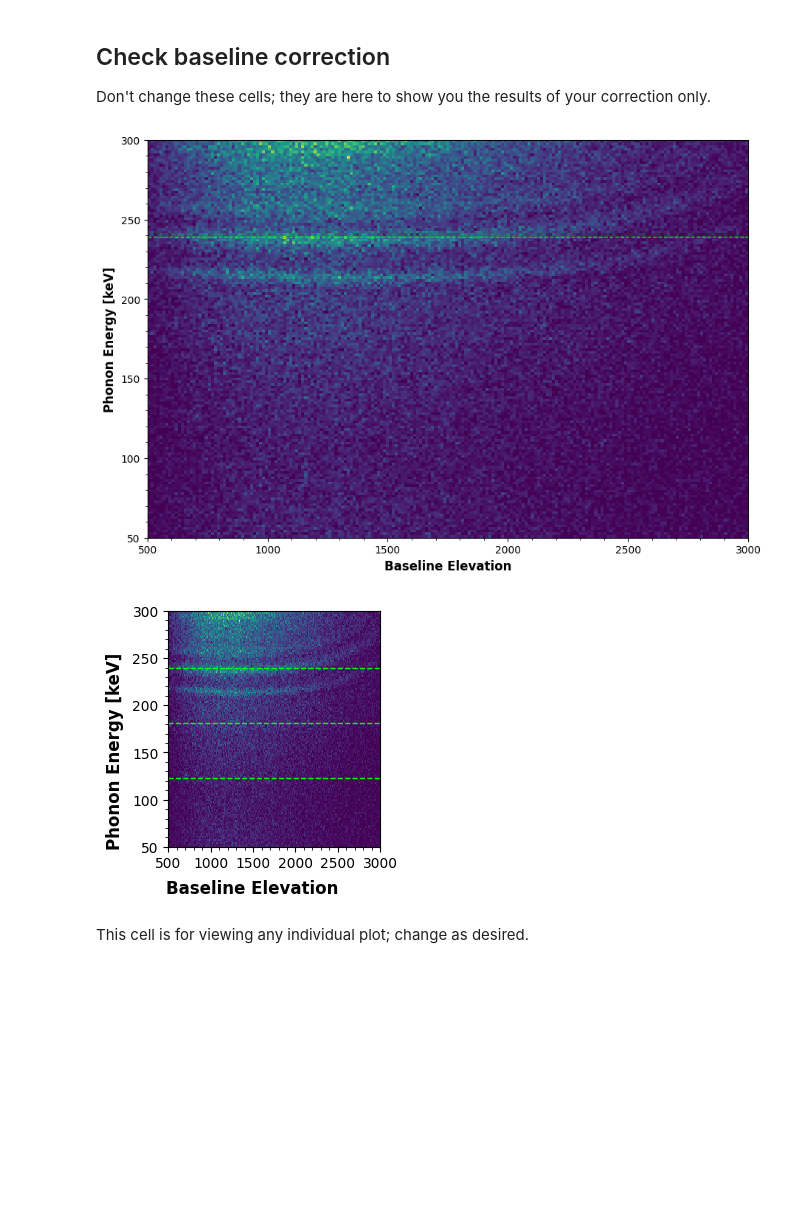
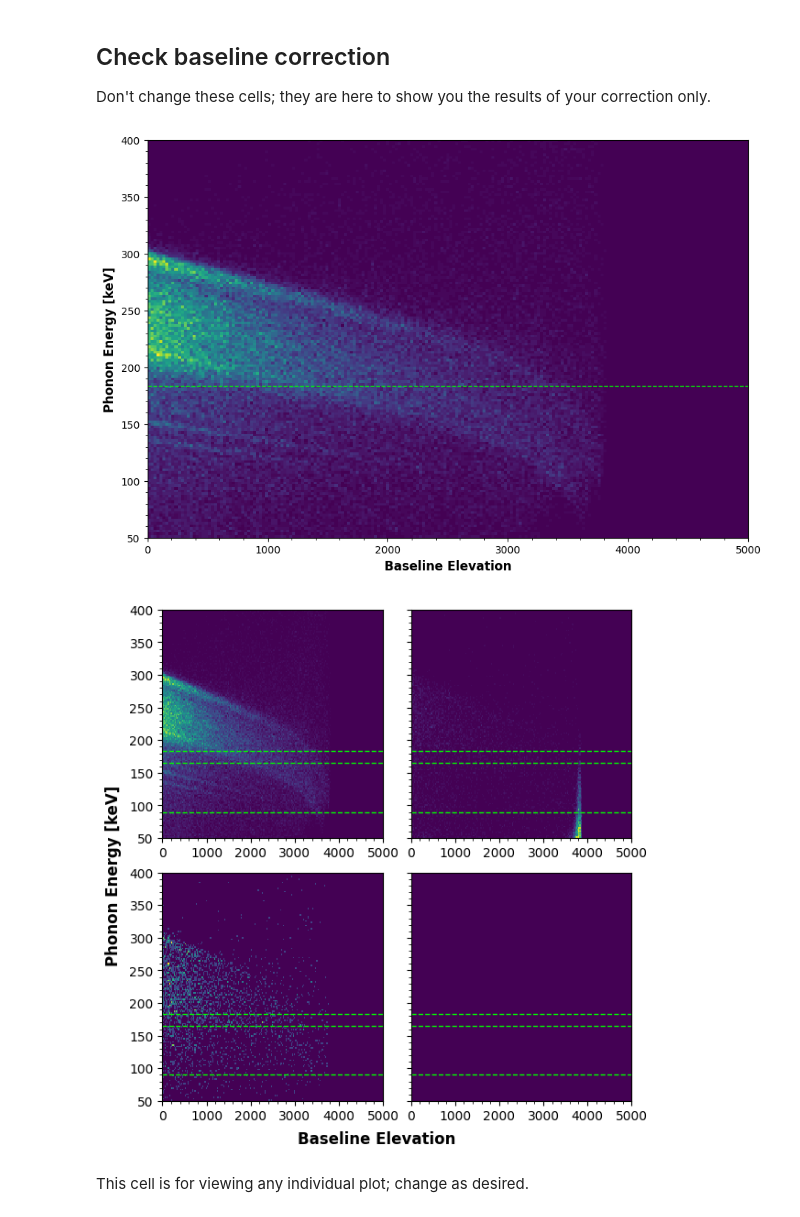
Before and after one commit to villano-lab/R76Analysis, a Jupyter notebook: Correction_Sandbox.ipynb, the cells around one changed output. Drawn from its saved outputs; the diff is of its cells as text; code cells hidden in the pictures; blank space fills up the shorter version.

```diff
--- a/Correction_Sandbox.ipynb
+++ b/Correction_Sandbox.ipynb
@@ -26,8 +26,8 @@ neogpath = "/data/chocula/neog/rq/"
 ## Data Selection
 Change this cell in order to select and label data.
 # %%
-ser = ["07221119_1016"]
-lab = ["-81.5V"]
+ser = ["07221001_2314"]
+lab = ["-82V","-82V","-82V","-82V"]
 datapath = frittspath #The data is in this folder. change as needed.
 # %% [markdown]
 # Load and Plot
@@ -37,6 +37,10 @@ Don't change these cells unless you are experiencing issues with the selected bi
 e=[]; z=[];
 for series in ser:
     filelist = glob.glob(datapath+series+"/umn*.root")
+    try:
+        filelist.remove("/data/chocula/neog/rq/07221025_1956/umn_07221025_1956_F0808.root") #empty
+    except ValueError: #if the value isn't there to delete,
+        pass
     e_chain,z_chain = makechain(filelist,fittingfilters)
     e.append(e_chain);z.append(z_chain)
 
@@ -76,12 +84,15 @@ plt.show()
 ## Define points to fit to
 Change the first two lines of this cell until you get the lines looking right in the second.
 # %%
-points = [[1000,181],[2000,123]] #Some points along one of the lines
+points = [[400,165],[2000,90]] #Some points along one of the lines
 x = z[0] #Pick one of the entries in z to use
+bins2 = [np.linspace(0,3500,200),np.linspace(0,225,150)]
 
 fig = plt.figure()
-plt.hist2d(x["PSUMbs"][~x["crand"]]-18000, x["pt_keV"][~x["crand"]],bins=bins)
-             #bins=[np.linspace(-50,2500,200),np.linspace(50,200,150)])
+plt.hist2d(x["PSUMbs"][~x["crand"]]-18000, x["pt_keV"][~x["crand"]]#)
+           ,bins=bins)
+           #,bins = bins2)
+           #bins=[np.linspace(3000,5000,200),np.linspace(0,100,150)])
 m = (points[1][1]-points[0][1])/(points[1][0]-points[0][0]); b = points[0][1] - points[0][0]*m
 x = np.linspace(points[0][0],points[1][0],1000)
 plt.scatter([points[0][0],points[1][0]],[points[0][1],points[1][1]],color='white')
@@ -100,39 +111,50 @@ for x in z:
     x['bscorr_man'] = bscorr(x,m/b)
 # %%
 fig = plt.figure()
-plt.hist2d(x["PSUMbs"][~x["crand"]]-18000, x["bscorr_man"][~x["crand"]],bins=bins)
+x = z[0]
+plt.hist2d(x["PSUMbs"][~x["crand"]]-18000, x["bscorr_man"][~x["crand"]]#)
+           ,bins=bins)
+           #bins=bins2)
+           #,bins = [np.linspace(-10000,-5000,300),np.linspace(-300,100,300)])
 plt.axhline(b,linestyle='--',color='lime')
 plt.xlabel("Baseline Elevation")
 plt.ylabel("Phonon Energy [keV]")
 plt.show()
 # %% [output]
-[figure, old version]
+[figure, new version]
 # %%
 #Plot
 n = len(ser); vert = math.ceil(np.sqrt(n)); hor = math.ceil(n/math.ceil(np.sqrt(n)))
 fig,ax = plt.subplots(vert,hor,figsize=(3*hor,3*vert),sharey=True)
 try:
     for i,axarray in enumerate(ax):
-        for j,axis in enumerate(axarray):
-            k = j + i*len(axarray)
-            if k < len(z): #do nothing if we have an empty corner.
-                axis.hist2d(z[k]['PSUMbs'][~z[k]['crand']]-18000,z[k]['bscorr_man'][~z[k]['crand']],bins=bins)
-                axis.axhline(points[0][1],linestyle='--',color='lime')
-                axis.axhline(points[1][1],linestyle='--',color='lime')
-                axis.axhline(b,linestyle='--',color='lime')
+        try:
+            for j,axis in enumerate(axarray):
+                k = j + i*len(axarray)
+                if k < len(z): #do nothing if we have an empty corner.
+                    axis.hist2d(z[k]['PSUMbs'][~z[k]['crand']]-18000,z[k]['bscorr_man'][~z[k]['crand']],bins=bins)
+                    axis.axhline(points[0][1],linestyle='--',color='lime')
+                    axis.axhline(points[1][1],linestyle='--',color='lime')
+                    axis.axhline(b,linestyle='--',color='lime')
+        except TypeError:
+            k = i
+            axarray.hist2d(z[k]['PSUMbs'][~z[k]['crand']]-18000,z[k]['bscorr_man'][~z[k]['crand']],bins=bins)
+            axarray.axhline(points[0][1],linestyle='--',color='lime')
+            axarray.axhline(points[1][1],linestyle='--',color='lime')
+            axarray.axhline(b,linestyle='--',color='lime')
 except TypeError: #Case for when there is only one entry.
     if len(z) == 1:
         k = 0 #We could squish z from an array to its entry but that gets complicated later on.
         ax.hist2d(z[k]['PSUMbs'][~z[k]['crand']]-18000,z[k]['bscorr_man'][~z[k]['crand']],bins=bins)
         ax.axhline(points[0][1],linestyle='--',color='lime')
         ax.axhline(points[1][1],linestyle='--',color='lime')
         ax.axhline(b,linestyle='--',color='lime')
     else:
-        raise SizeError("axes could not be enumerated twice but Z had more than one array... fix it nerd!!")
+        raise ValueError("axes could not be enumerated twice or once but Z had more than one array... what!!")
 fig.supxlabel("Baseline Elevation"); fig.supylabel("Phonon Energy [keV]")
 plt.show()
 # %% [output]
-[figure, old version]
+[figure, new version]
 # %% [markdown]
 This cell is for viewing any individual plot; change as desired.
 # %%
```
Also changed, not shown: parts of 7 cells of this notebook, 2 other files.
